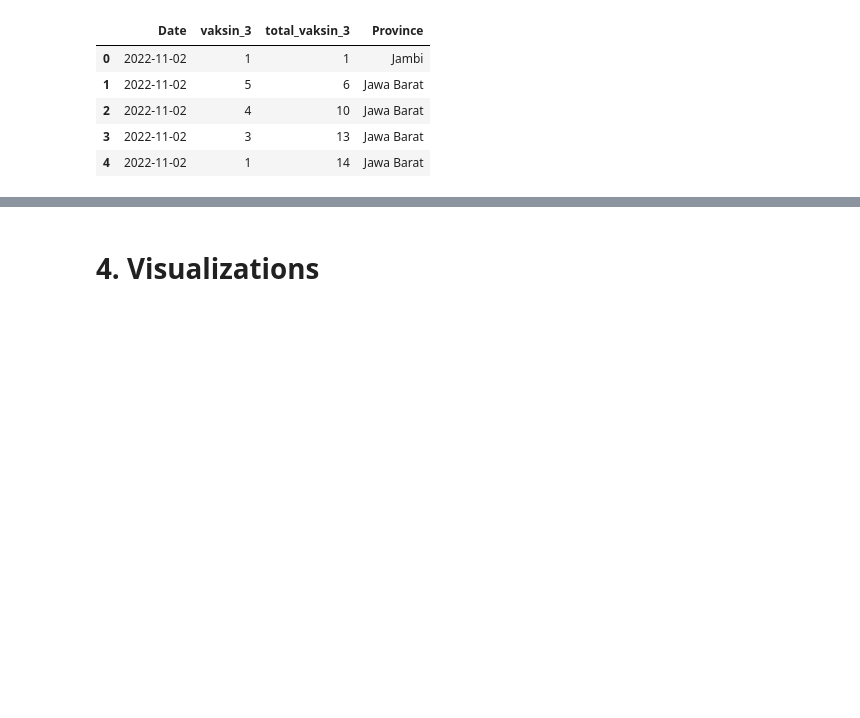
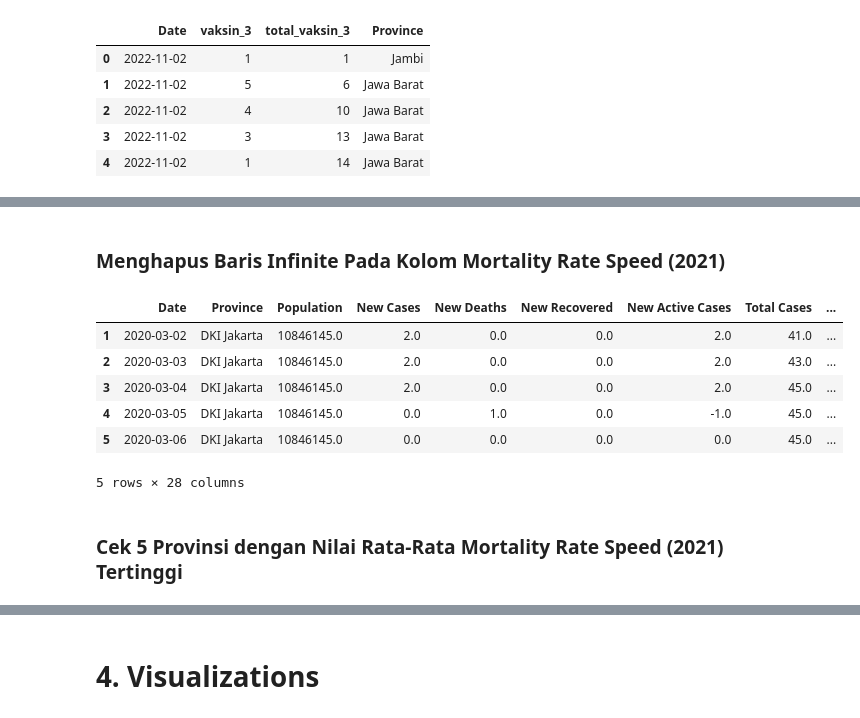
Before and after one commit to rahilaode/Vaccination-and-Mortality-Rate-Speed-of-Covid-19-in-2022, a Jupyter notebook: Pengaruh antara Vaksinasi dengan Angka Kematian Covid-19 pada Lima Provinsi di Indonesia Tahun 2021.ipynb, the cells around one changed output, grey strips where cells are left out. Cells and saved outputs as stored; diff of their text form; code cells hidden in the pictures; blank space fills up the shorter version.

```diff
--- a/Pengaruh antara Vaksinasi dengan Angka Kematian Covid-19 pada Lima Provinsi di Indonesia Tahun 2021.ipynb
+++ b/Pengaruh antara Vaksinasi dengan Angka Kematian Covid-19 pada Lima Provinsi di Indonesia Tahun 2021.ipynb
@@ -948,0 +968,10 @@ df_babel.head()
+# %%
+list_date_awal = []
+province = []
+for i in df['Province'].unique():
+    province.append(i)
+    list_date_awal.append(df[df['Province'] == i].Date.min())
+
+data = {'Province' : province, 'Start Date' : list_date_awal}
+df_date_awal = pd.DataFrame(data)
+df_date_awal.head()
@@ -948,0 +987,3 @@ df_babel.head()
+# %%
+df = pd.merge(df, df_date_awal, on=['Province'])
+df.head()
@@ -948,0 +1024,15 @@ df_babel.head()
+# %% [markdown]
+### Menghapus Baris Infinite  Pada Kolom Mortality Rate Speed (2021)
+# %%
+df = df[df['Total Days'] != 0]
+df.head()
+# %% [output]
+|  | Date | Province | Population | New Cases | New Deaths | New Recovered | New Active Cases | Total Cases | ... |
+| 1 | 2020-03-02 | DKI Jakarta | 10846145.0 | 2.0 | 0.0 | 0.0 | 2.0 | 41.0 | ... |
+| 2 | 2020-03-03 | DKI Jakarta | 10846145.0 | 2.0 | 0.0 | 0.0 | 2.0 | 43.0 | ... |
+| 3 | 2020-03-04 | DKI Jakarta | 10846145.0 | 2.0 | 0.0 | 0.0 | 2.0 | 45.0 | ... |
+| 4 | 2020-03-05 | DKI Jakarta | 10846145.0 | 0.0 | 1.0 | 0.0 | -1.0 | 45.0 | ... |
+| 5 | 2020-03-06 | DKI Jakarta | 10846145.0 | 0.0 | 0.0 | 0.0 | 0.0 | 45.0 | ... |
+5 rows × 28 columns
+# %% [markdown]
+### Cek 5 Provinsi dengan Nilai Rata-Rata Mortality Rate Speed (2021) Tertinggi
```
Also changed, not shown: parts of 71 cells of this notebook, 4 other files.
